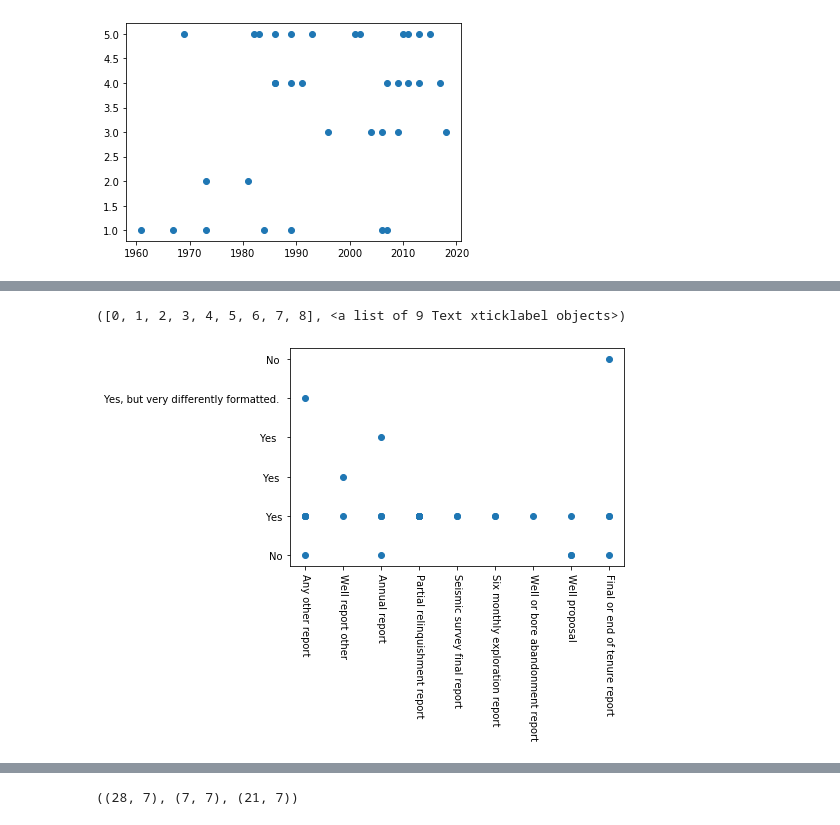
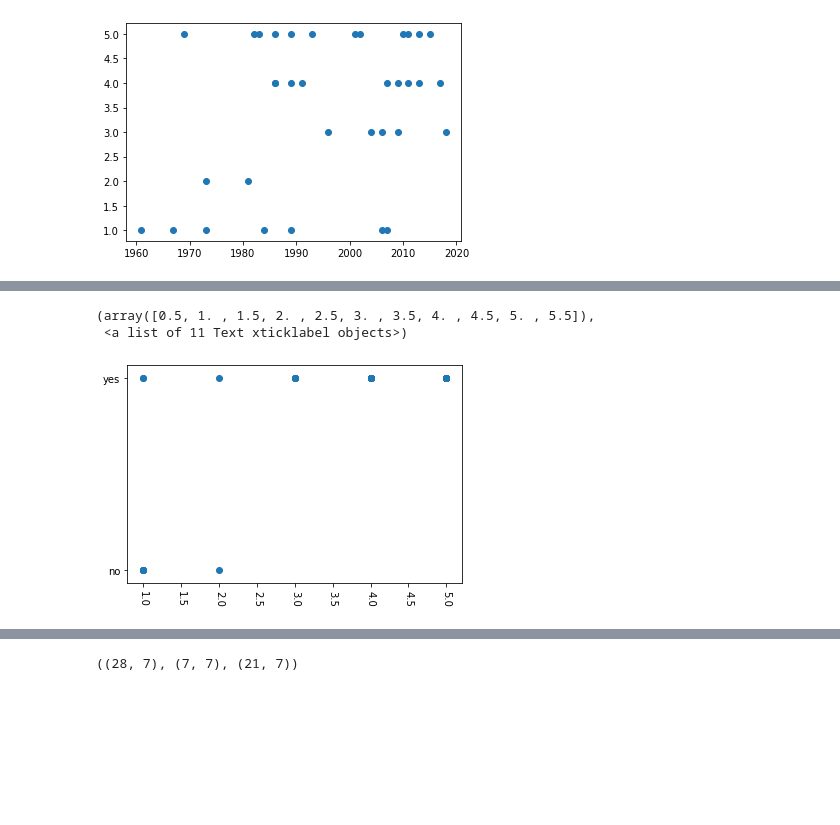
Before and after one commit to annaandraszek/anna-gsq-boreholes, a Jupyter notebook: investigations/Bookmarker stats.ipynb, the cells around one changed output, grey strips where cells are left out. Drawn from its saved outputs; the diff is of its cells as text; code cells hidden in the pictures; blank space fills up the shorter version.

```diff
--- a/investigations/Bookmarker stats.ipynb
+++ b/investigations/Bookmarker stats.ipynb
@@ -59,3 +59,5 @@ plt.scatter(rating_df['Repyear'].values, rating_df['Bookmark quality?'].values)
 # %% [output]
 <matplotlib.collections.PathCollection at 0x...>
 [figure]
+# %%
+rating_df['Toc?'] = ['yes' if x else 'no' for x in rating_df['Toc?'].str.lower().str.contains('yes') ]
@@ -62,11 +90,12 @@ plt.scatter(rating_df['Repyear'].values, rating_df['Bookmark quality?'].values)
 # %%
 #plt.scatter(rating_df['Type'].values, rating_df['Bookmark quality?'].values)
-plt.scatter(rating_df['Type'].values, rating_df['Toc?'].values)
+plt.scatter(rating_df['Bookmark quality?'].values, rating_df['Toc?'].values)
 
 plt.xticks(rotation=270)
 # %% [output]
-([0, 1, 2, 3, 4, 5, 6, 7, 8], <a list of 9 Text xticklabel objects>)
+(array([0.5, 1. , 1.5, 2. , 2.5, 3. , 3.5, 4. , 4.5, 5. , 5.5]),
+ <a list of 11 Text xticklabel objects>)
-[figure, old version]
+[figure, new version]
 # %%
 nodf = df.loc[df['Toc?'] == 'no']
 # %%
```
Also changed, not shown: parts of 2 cells of this notebook, 8 other files.
